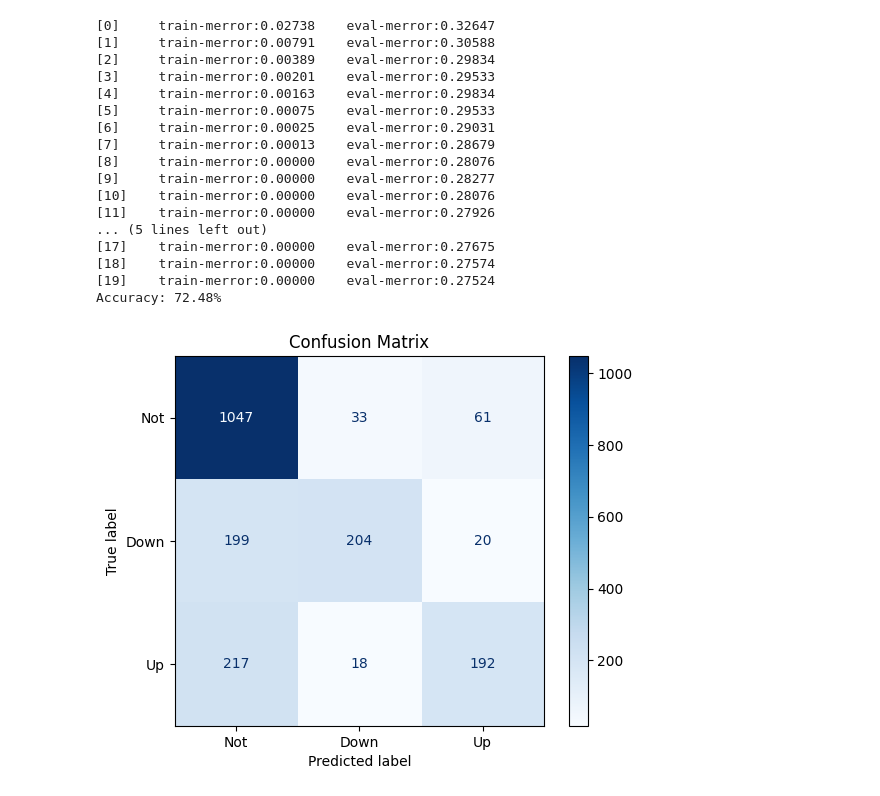
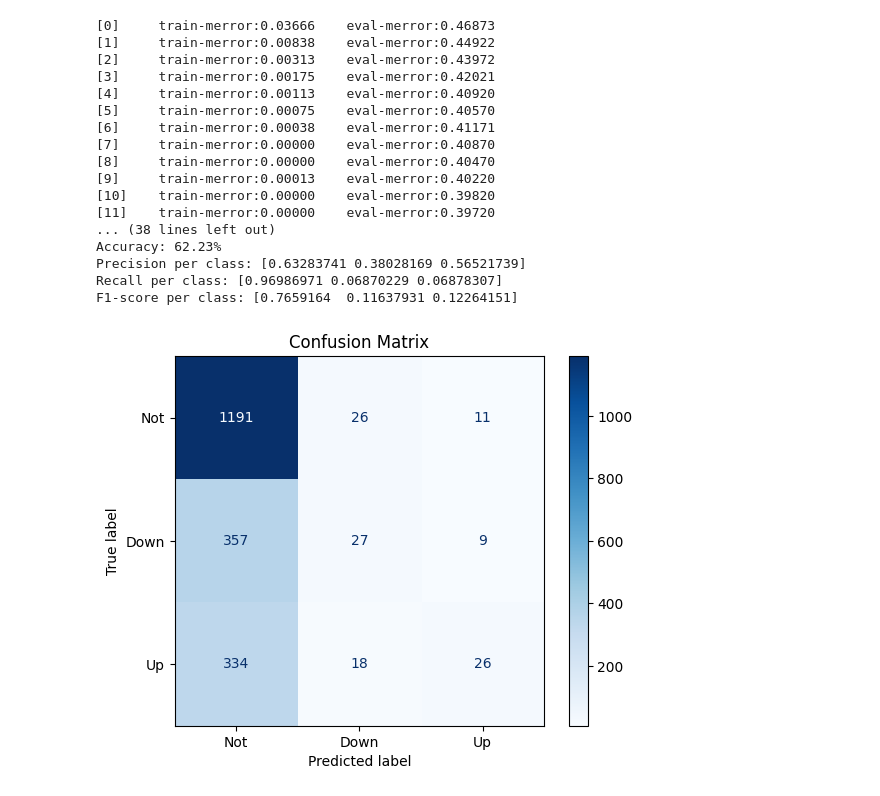
Before and after one commit to khiemdoan/qcuongning-binance-future, a Jupyter notebook: search.ipynb, the cells around one changed output. Saved outputs shown, nothing was run; the diff lists cells and outputs as text; code cells hidden in the pictures.

```diff
--- a/search.ipynb
+++ b/search.ipynb
@@ -11,9 +11,7 @@ from datetime import datetime, timedelta
 from xgboost_order import process_kline, inference
 from helper import get_binance_ohlc_time, generate_date_list, calculate_rsi_with_ema, is_decrease, is_pin_bar
 # %%
-
-
-
+import random
 def rule(df_btc, df, tp=1, sl=5, money=1000, model = None, num_random=10000, window_test=10, seq=30, time_pred=10, manual_cond=False):
     dfcopy = df.copy()
     number_high = 0
@@ -26,7 +24,7 @@ def rule(df_btc, df, tp=1, sl=5, money=1000, model = None, num_random=10000, win
 
     index_condition = []
     if model is None:
-        index_condition = np.random.randint(100, len(df), num_random)
+        index_condition = random.sample(range(100, len(df)), num_random)
     else:
         for i in range(seq+1, len(df)-1, window_test):
             x_array = df.loc[i-seq:i-1, ["open", "high", "low", "close", "volumn"]].to_numpy()
@@ -200,5 +165,5 @@ df_1m = df_all
 # %%
-df = df_all.iloc[:15000].reset_index(drop=True)#.drop(columns=['fluct', 'amp'])
+df = df_all.iloc[:20000].reset_index(drop=True)#.drop(columns=['fluct', 'amp'])
 display(df.head(1))
 display(df.tail(2))
-rs, idcond, high_check, low_check, list_reward, prices_list = rule(df, df, tp=2, sl=2,time_pred=5, num_random=10000, seq=20)
+rs, idcond, high_check, low_check, list_reward, prices_list = rule(df, df, tp=3, sl=3,time_pred=10, num_random=10000, seq=30)
@@ -255,7 +197,7 @@ def create_dataset(df, rs, sequence_length):
             y.append(0)
     return x, y
 
-x, y = create_dataset(df_all, rs, 20)
+x, y = create_dataset(df_all, rs, 40)
 x = np.array(x)
 y = np.array(y)
 x = x.reshape(x.shape[0], -1)
@@ -264,50 +206,58 @@ x_train, x_test, y_train, y_test = train_test_split(x, y, test_size=0.2, random_
 dtrain = xgb.DMatrix(x_train, label=y_train)
 dtest = xgb.DMatrix(x_test, label=y_test)
 
 
 param = {
     'max_depth': 25,
     'eta': 0.1,
     'objective': 'multi:softmax',  # Multiclass classification
     'num_class': 3,                # Number of classes
     'eval_metric': 'merror'       # Multiclass classification error rate
 }
 watchlist = [(dtrain, 'train'), (dtest, 'eval')]
 
 # Train the model
-num_round = 20
-bst = xgb.train(param, dtrain, num_round, evals=watchlist, verbose_eval=True)
+num_round = 50
+bst = xgb.train(param, dtrain, num_round, evals=watchlist, verbose_eval=False)
 
 # Make predictions
 y_pred_prob = bst.predict(dtest)
 y_pred = y_pred_prob.astype(int) # Convert predicted probabilities to class labels
 
 # Calculate accuracy
 accuracy = accuracy_score(y_test, y_pred)
 print(f'Accuracy: {accuracy * 100:.2f}%')
 
+precision = precision_score(y_test, y_pred, average=None)
+recall = recall_score(y_test, y_pred, average=None)
+f1 = f1_score(y_test, y_pred, average=None)
+
+print("Precision per class:", precision)
+print("Recall per class:", recall)
+print("F1-score per class:", f1)
+
 # Confusion matrix
 cm = confusion_matrix(y_test, y_pred)
 cmd = ConfusionMatrixDisplay(cm, display_labels=['Not', 'Down', "Up"])
 cmd.plot(cmap=plt.cm.Blues)
 plt.title("Confusion Matrix")
 plt.show()
 # %% [output]
-[0]     train-merror:0.02738    eval-merror:0.32647
-[1]     train-merror:0.00791    eval-merror:0.30588
-[2]     train-merror:0.00389    eval-merror:0.29834
-[3]     train-merror:0.00201    eval-merror:0.29533
-[4]     train-merror:0.00163    eval-merror:0.29834
-[5]     train-merror:0.00075    eval-merror:0.29533
-[6]     train-merror:0.00025    eval-merror:0.29031
-[7]     train-merror:0.00013    eval-merror:0.28679
-[8]     train-merror:0.00000    eval-merror:0.28076
-[9]     train-merror:0.00000    eval-merror:0.28277
-[10]    train-merror:0.00000    eval-merror:0.28076
-[11]    train-merror:0.00000    eval-merror:0.27926
-... (5 lines left out)
-[17]    train-merror:0.00000    eval-merror:0.27675
-[18]    train-merror:0.00000    eval-merror:0.27574
-[19]    train-merror:0.00000    eval-merror:0.27524
-Accuracy: 72.48%
+[0]     train-merror:0.03666    eval-merror:0.46873
+[1]     train-merror:0.00838    eval-merror:0.44922
+[2]     train-merror:0.00313    eval-merror:0.43972
+[3]     train-merror:0.00175    eval-merror:0.42021
+[4]     train-merror:0.00113    eval-merror:0.40920
+[5]     train-merror:0.00075    eval-merror:0.40570
+[6]     train-merror:0.00038    eval-merror:0.41171
+[7]     train-merror:0.00000    eval-merror:0.40870
+[8]     train-merror:0.00000    eval-merror:0.40470
+[9]     train-merror:0.00013    eval-merror:0.40220
+[10]    train-merror:0.00000    eval-merror:0.39820
+[11]    train-merror:0.00000    eval-merror:0.39720
+... (38 lines left out)
+Accuracy: 62.23%
+Precision per class: [0.63283741 0.38028169 0.56521739]
+Recall per class: [0.96986971 0.06870229 0.06878307]
+F1-score per class: [0.7659164  0.11637931 0.12264151]
-[figure, old version]
+[figure, new version]
```
Also changed, not shown: parts of 31 cells of this notebook, 9 other files.
